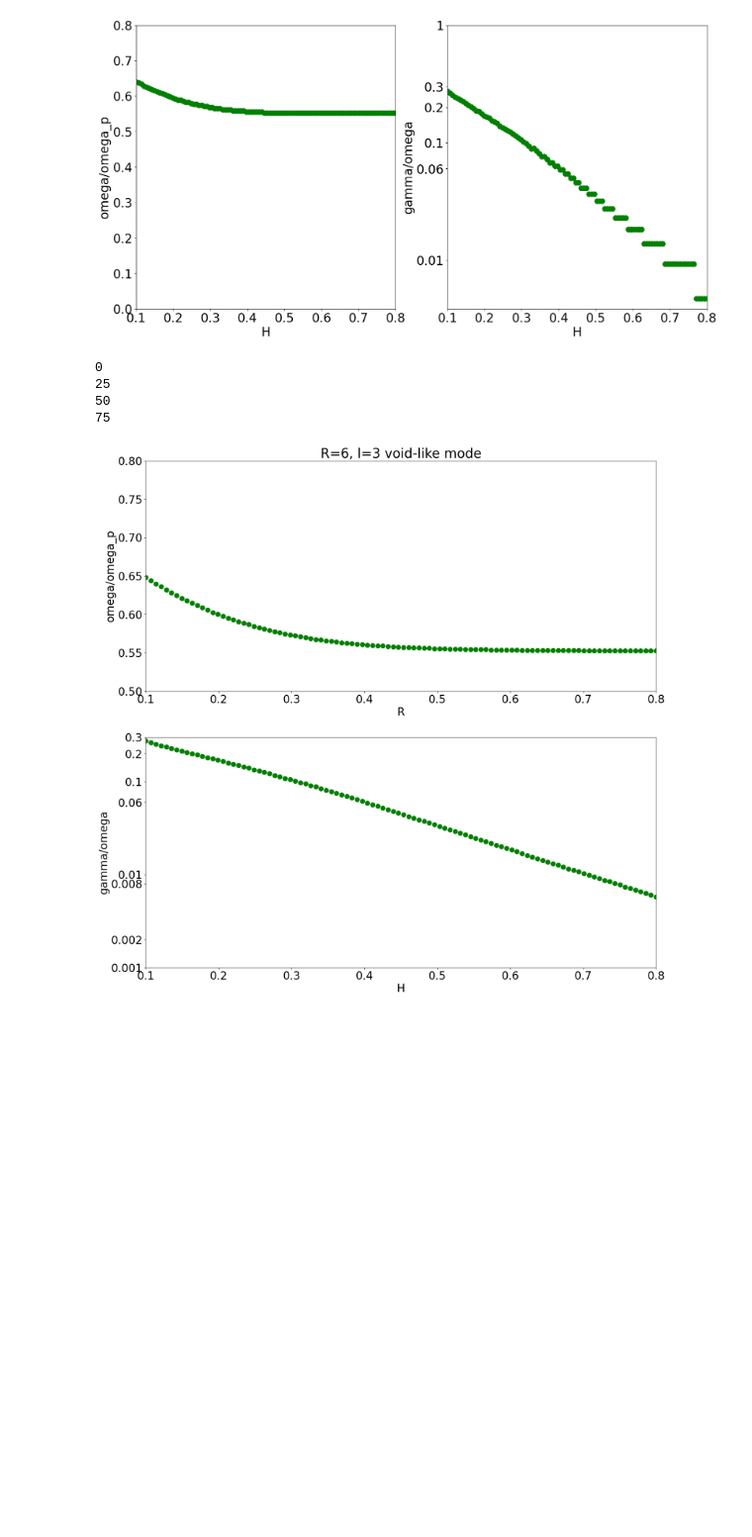
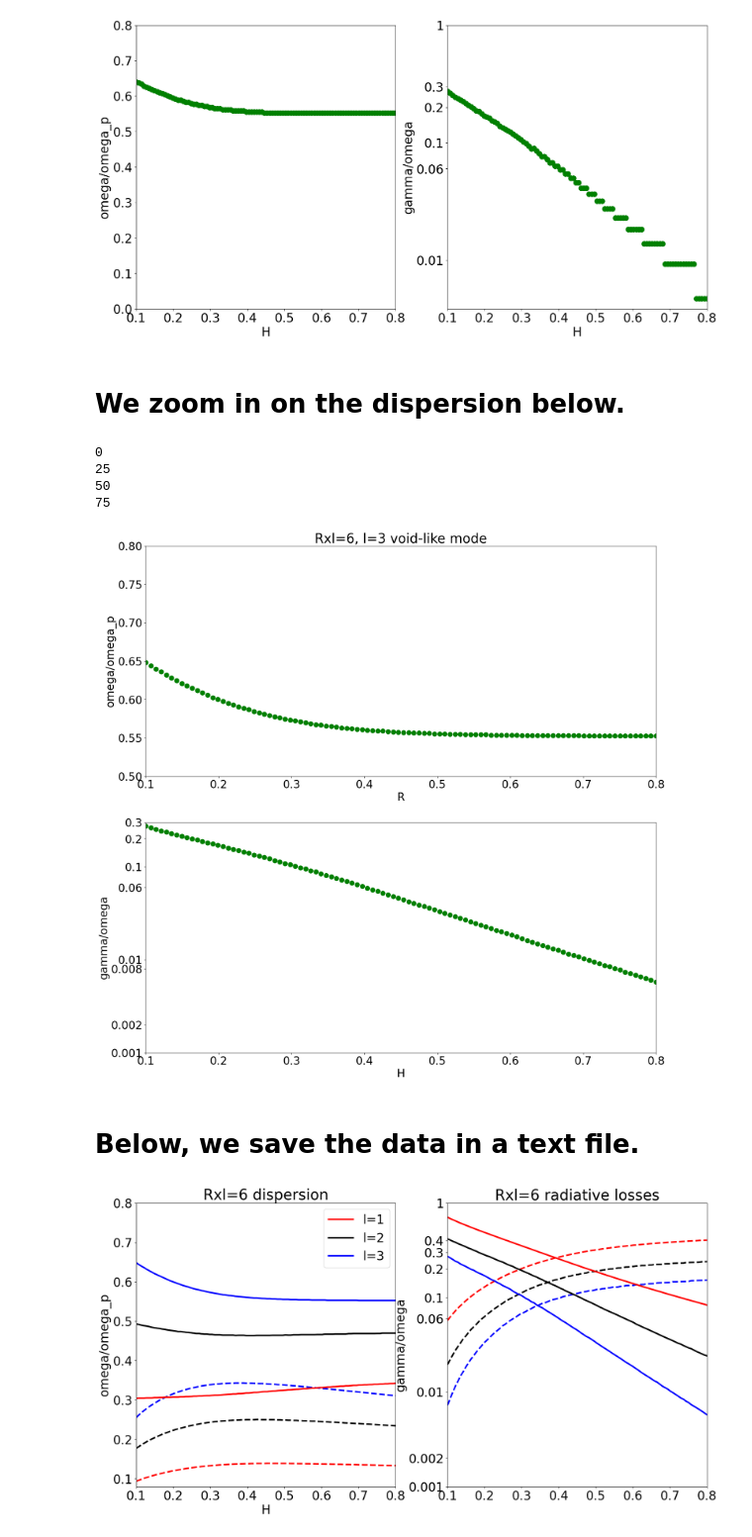
Before and after one commit to AliGhorashiCMT/Coherent-Perfect-Absorption, a Jupyter notebook: spheres/Void Plasmon Higher Angular Momentum.ipynb, the cells around one changed output. Shown at 99% size. Saved outputs shown, nothing was run; the diff lists cells and outputs as text; code cells hidden in the pictures; blank space fills up the shorter version.

```diff
--- a/spheres/Void Plasmon Higher Angular Momentum.ipynb
+++ b/spheres/Void Plasmon Higher Angular Momentum.ipynb
@@ -1625,6 +1645,8 @@ ax2.set_ylabel("gamma/omega");
 ax2.set_xlim(0.1, 0.8);
 # %% [output]
 [figure]
+# %% [markdown]
+# We zoom in on the dispersion below.
 # %%
 K = 100
 N1 = 100
@@ -1672,6 +1694,58 @@ ax2.set_ylabel("gamma/omega");
 ax2.set_xlabel("H")
 ax2.set_xlim(0.1, 0.8);
 ax2.set_ylim(log(0.001), log(0.3));
-ax1.set_title(f"R=6, l={l} void-like mode");
+ax1.set_title(f"Rxl=6, l={l} void-like mode");
 # %% [output]
-[figure, old version]
+[figure, new version]
+# %% [markdown]
+# Below, we save the data in a text file.
+# %%
+dir_name = "./de_abajo_correction/"
+save_info = np.vstack([optimized_Hs, optimized_omegas, optimized_gammas/optimized_omegas])
+#np.savetxt(dir_name + "l_3_void_incorrect.txt", save_info)
+# %%
+fig, (ax1, ax2) = plt.subplots(1, 2, figsize=(20, 10));
+loaded_data_sphere_l_3 = np.loadtxt(dir_name + "l_3_sphere_incorrect.txt")
+loaded_data_void_l_3 = np.loadtxt(dir_name + "l_3_void_incorrect.txt")
+loaded_data_sphere_l_2 = np.loadtxt(dir_name + "l_2_sphere_incorrect.txt")
+loaded_data_void_l_2 = np.loadtxt(dir_name + "l_2_void_incorrect.txt")
+loaded_data_sphere_l_1 = np.loadtxt(dir_name + "l_1_sphere_correct.txt")
+loaded_data_void_l_1 = np.loadtxt(dir_name + "l_1_void_correct.txt")
+
+x_sphere_l_1 = loaded_data_sphere_l_1[0, :]; y_sphere_l_1 = loaded_data_sphere_l_1[1, :]; z_sphere_l_1 = loaded_data_sphere_l_1[2, :]
+x_sphere_l_2 = loaded_data_sphere_l_2[0, :]; y_sphere_l_2 = loaded_data_sphere_l_2[1, :]; z_sphere_l_2 = loaded_data_sphere_l_2[2, :]
+x_sphere_l_3 = loaded_data_sphere_l_3[0, :]; y_sphere_l_3 = loaded_data_sphere_l_3[1, :]; z_sphere_l_3 = loaded_data_sphere_l_3[2, :]
+
+x_void_l_1 = loaded_data_void_l_1[0, :]; y_void_l_1 = loaded_data_void_l_1[1, :]; z_void_l_1 = loaded_data_void_l_1[2, :]
+x_void_l_2 = loaded_data_void_l_2[0, :]; y_void_l_2 = loaded_data_void_l_2[1, :]; z_void_l_2 = loaded_data_void_l_2[2, :]
+x_void_l_3 = loaded_data_void_l_3[0, :]; y_void_l_3 = loaded_data_void_l_3[1, :]; z_void_l_3 = loaded_data_void_l_3[2, :]
+
+ax1.plot(x_sphere_l_1, y_sphere_l_1, linewidth=3, color="red", linestyle="dashed")
+ax1.plot(x_sphere_l_2, y_sphere_l_2, linewidth=3, color="black", linestyle="dashed")
+ax1.plot(x_sphere_l_3, y_sphere_l_3, linewidth=3, color="blue", linestyle="dashed")
+
+ax1.plot(x_void_l_1, y_void_l_1, linewidth=3, color="red", label="l=1")
+ax1.plot(x_void_l_2, y_void_l_2, linewidth=3, color="black", label="l=2")
+ax1.plot(x_void_l_3, y_void_l_3, linewidth=3, color="blue", label="l=3")
+
+ax2.plot(x_sphere_l_1, log(z_sphere_l_1), linewidth=3, color="red", linestyle="dashed")
+ax2.plot(x_sphere_l_2, log(z_sphere_l_2), linewidth=3, color="black", linestyle="dashed")
+ax2.plot(x_sphere_l_3, log(z_sphere_l_3), linewidth=3, color="blue", linestyle="dashed")
+
+ax2.plot(x_void_l_1, log(z_void_l_1), linewidth=3, color="red", label="l=1")
+ax2.plot(x_void_l_2, log(z_void_l_2), linewidth=3, color="black", label="l=2")
+ax2.plot(x_void_l_3, log(z_void_l_3), linewidth=3, color="blue", label="l=3")
+
+ax1.set_ylim(0.08, 0.8);
+ax1.set_xlim(0.1, 0.8);
+
+ax2.set_xlim(0.1, 0.8);
+ax2.set_yticks([log(0.001), log(0.002), log(0.01), log(0.06), log(0.1), log(0.2), log(0.3), log(0.4), log(1)], [0.001, 0.002, 0.01, 0.06, 0.1, 0.2, 0.3, 0.4, 1])
+ax1.legend();
+ax1.set_xlabel("H");
+ax1.set_ylabel("omega/omega_p");
+ax2.set_ylabel("gamma/omega");
+ax1.set_title("Rxl=6 dispersion")
+ax2.set_title("Rxl=6 radiative losses");
+# %% [output]
+[figure, added]
```
Also changed, not shown: parts of 18 cells of this notebook.
